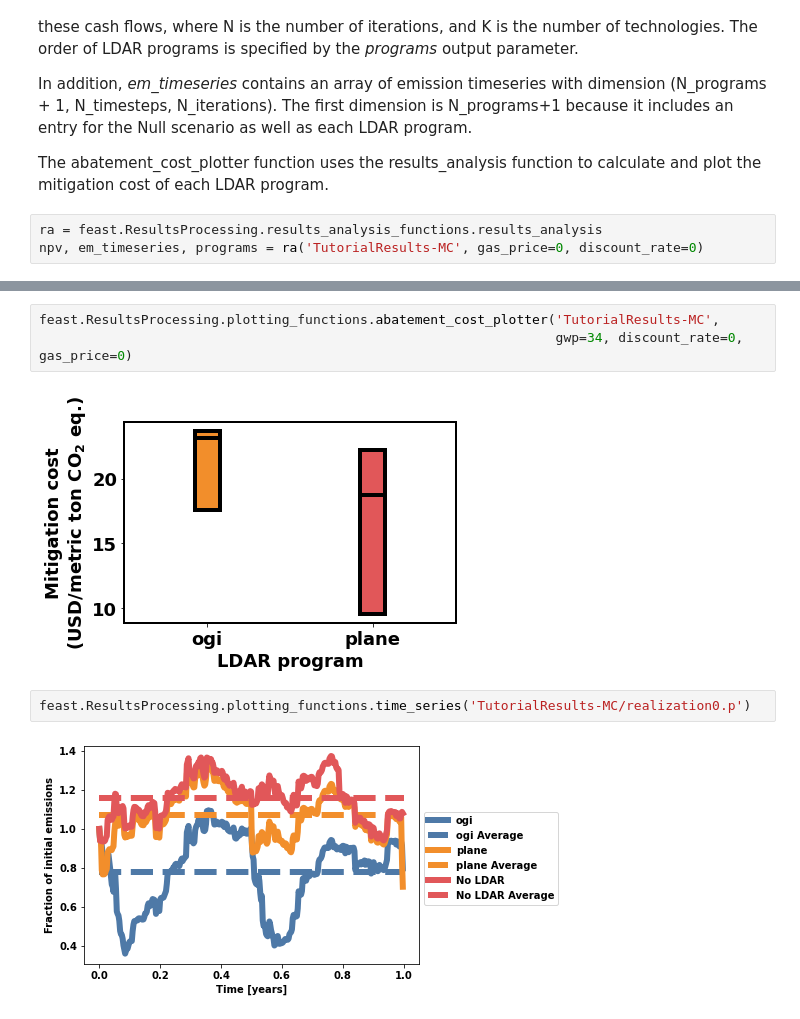
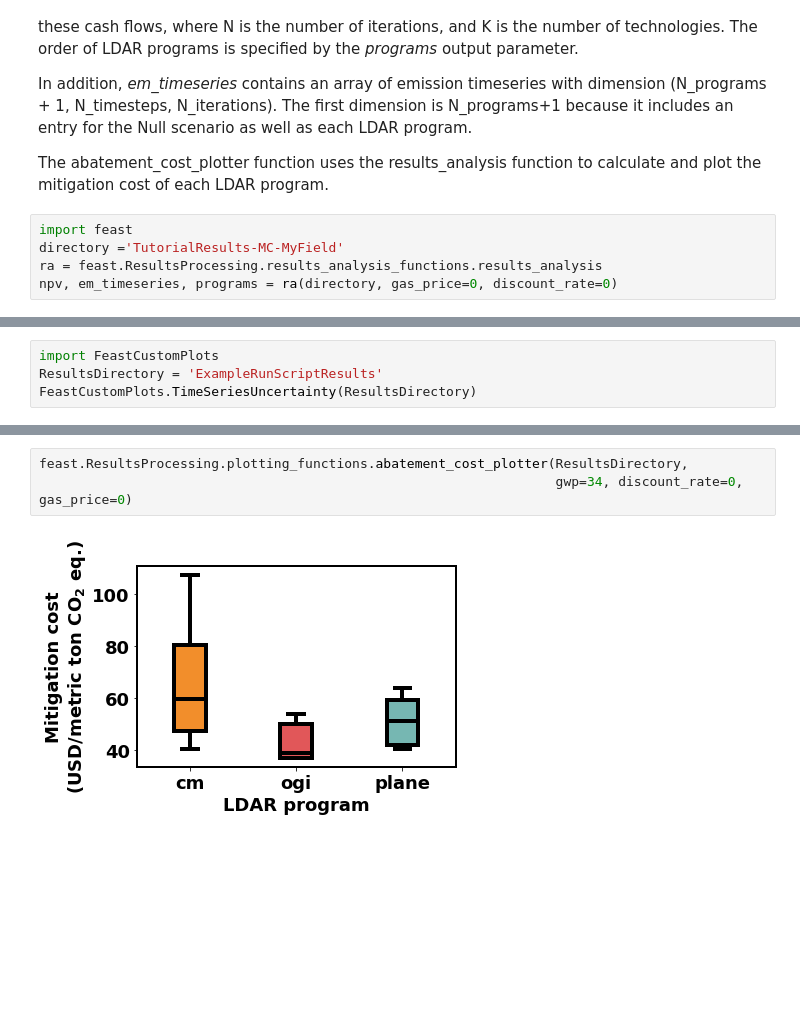
Before and after one commit to gomezf/FEAST31_Sandbox, a Jupyter notebook: FEAST myField.ipynb, the cells around one changed output, grey strips where cells are left out. Saved outputs shown, nothing was run; the diff lists cells and outputs as text; blank space fills up the shorter version.

Commit message:
new plotting functions and myFiled helper for custom simulations

```diff
--- a/FEAST myField.ipynb
+++ b/FEAST myField.ipynb
@@ -283,5 +102,7 @@ In addition, *em_timeseries* contains an array of emission timeseries with dimen
 
 The abatement_cost_plotter function uses the results_analysis function to calculate and plot the mitigation cost of each LDAR program.
 # %%
+import feast
+directory ='TutorialResults-MC-MyField'
 ra = feast.ResultsProcessing.results_analysis_functions.results_analysis
-npv, em_timeseries, programs = ra('TutorialResults-MC', gas_price=0, discount_rate=0)
+npv, em_timeseries, programs = ra(directory, gas_price=0, discount_rate=0)
@@ -386,0 +354,4 @@ with sns.axes_style("darkgrid"):
+# %%
+import FeastCustomPlots
+ResultsDirectory = 'ExampleRunScriptResults'
+FeastCustomPlots.TimeSeriesUncertainty(ResultsDirectory)
@@ -387,9 +362,5 @@ with sns.axes_style("darkgrid"):
 # %%
-feast.ResultsProcessing.plotting_functions.abatement_cost_plotter('TutorialResults-MC',
+feast.ResultsProcessing.plotting_functions.abatement_cost_plotter(ResultsDirectory,
                                                                   gwp=34, discount_rate=0, gas_price=0)
 # %% [output]
-[figure, old version]
+[figure, new version]
-# %%
-feast.ResultsProcessing.plotting_functions.time_series('TutorialResults-MC/realization0.p')
-# %% [output]
-[figure, removed]
```
Also changed, not shown: parts of 40 cells of this notebook, 4 other files.
